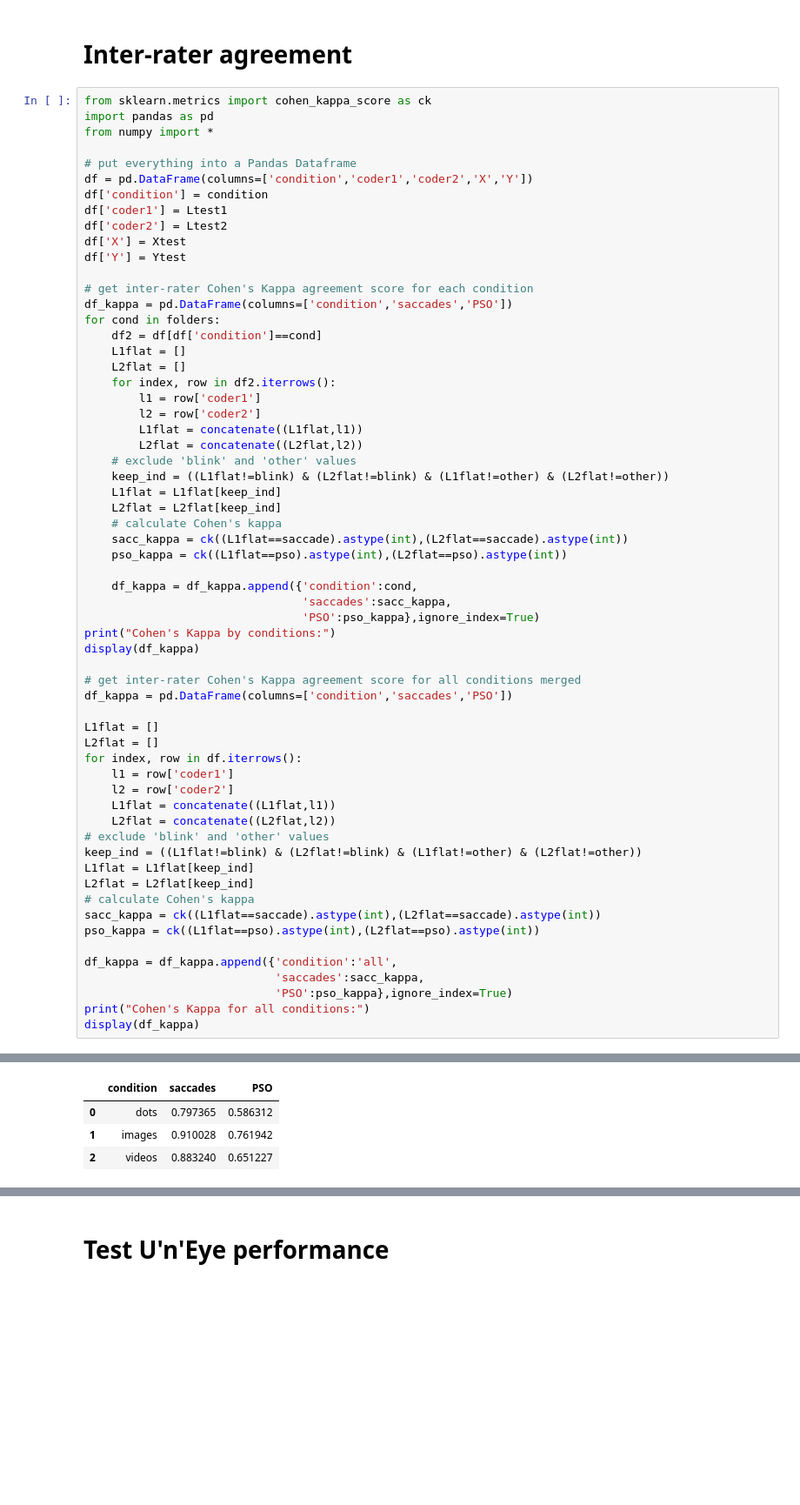
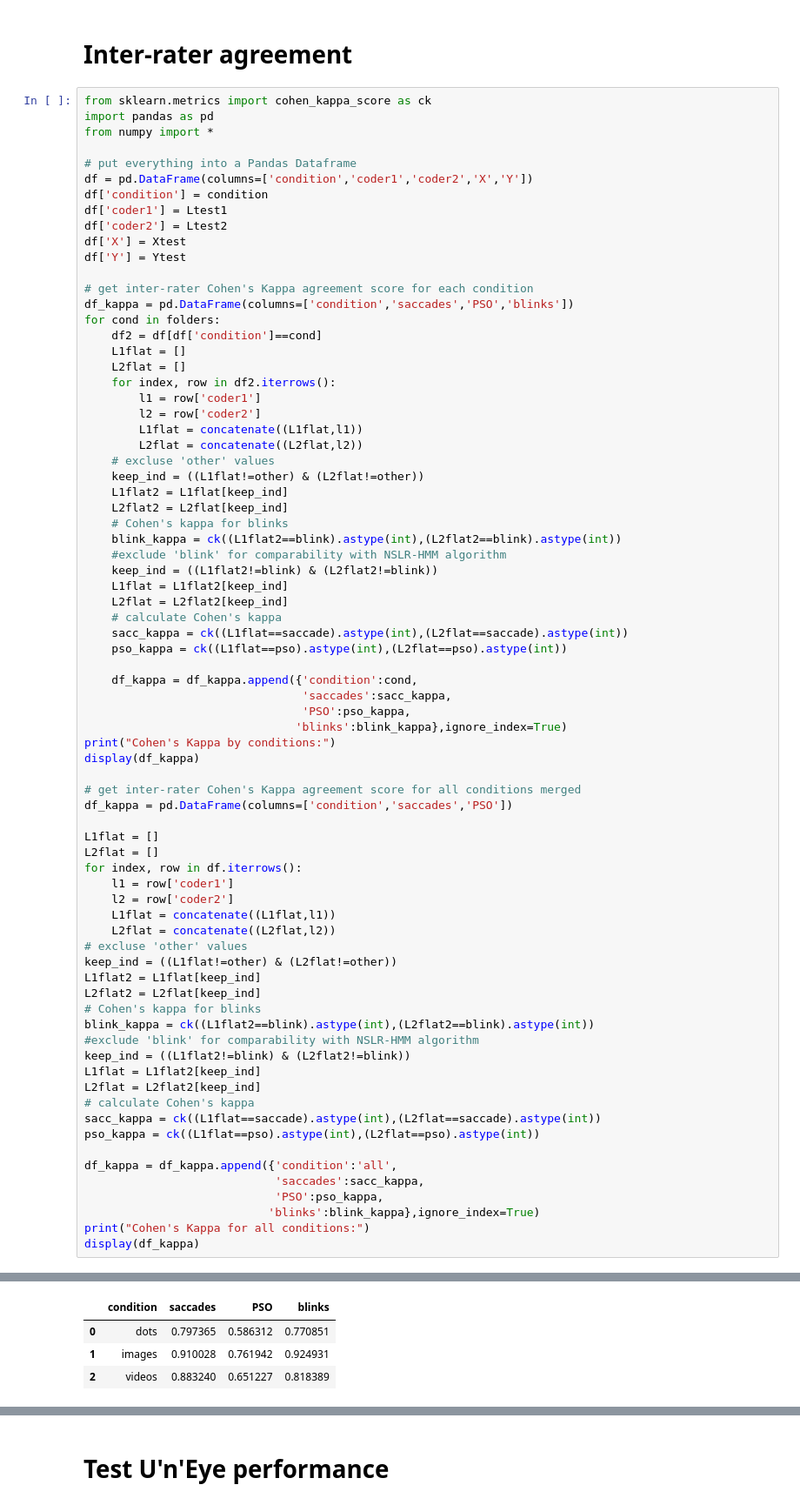
Before and after one commit to berenslab/uneye, a Jupyter notebook: analysis scripts/Andersson et al. 2017 .ipynb, the cells around one changed output, grey strips where cells are left out. Shown at 87% size. Cells and saved outputs as stored; diff of their text form; blank space fills up the shorter version.

```diff
--- a/analysis scripts/Andersson et al. 2017 .ipynb
+++ b/analysis scripts/Andersson et al. 2017 .ipynb
@@ -283,7 +283,7 @@ df['X'] = Xtest
 df['Y'] = Ytest
 
 # get inter-rater Cohen's Kappa agreement score for each condition
-df_kappa = pd.DataFrame(columns=['condition','saccades','PSO'])
+df_kappa = pd.DataFrame(columns=['condition','saccades','PSO','blinks'])
 for cond in folders:
     df2 = df[df['condition']==cond]
     L1flat = []
@@ -293,47 +293,61 @@ for cond in folders:
         l2 = row['coder2']
         L1flat = concatenate((L1flat,l1))
         L2flat = concatenate((L2flat,l2))
-    # exclude 'blink' and 'other' values
-    keep_ind = ((L1flat!=blink) & (L2flat!=blink) & (L1flat!=other) & (L2flat!=other))
-    L1flat = L1flat[keep_ind]
-    L2flat = L2flat[keep_ind]
+    # excluse 'other' values
+    keep_ind = ((L1flat!=other) & (L2flat!=other))
+    L1flat2 = L1flat[keep_ind]
+    L2flat2 = L2flat[keep_ind]
+    # Cohen's kappa for blinks
+    blink_kappa = ck((L1flat2==blink).astype(int),(L2flat2==blink).astype(int))
+    #exclude 'blink' for comparability with NSLR-HMM algorithm
+    keep_ind = ((L1flat2!=blink) & (L2flat2!=blink))
+    L1flat = L1flat2[keep_ind]
+    L2flat = L2flat2[keep_ind]
     # calculate Cohen's kappa
     sacc_kappa = ck((L1flat==saccade).astype(int),(L2flat==saccade).astype(int))
     pso_kappa = ck((L1flat==pso).astype(int),(L2flat==pso).astype(int))
 
     df_kappa = df_kappa.append({'condition':cond,
                                 'saccades':sacc_kappa,
-                                'PSO':pso_kappa},ignore_index=True)
+                                'PSO':pso_kappa,
+                               'blinks':blink_kappa},ignore_index=True)
 print("Cohen's Kappa by conditions:")
 display(df_kappa)
 
 # get inter-rater Cohen's Kappa agreement score for all conditions merged
 df_kappa = pd.DataFrame(columns=['condition','saccades','PSO'])
 
 L1flat = []
 L2flat = []
 for index, row in df.iterrows():
     l1 = row['coder1']
     l2 = row['coder2']
     L1flat = concatenate((L1flat,l1))
     L2flat = concatenate((L2flat,l2))
-# exclude 'blink' and 'other' values
-keep_ind = ((L1flat!=blink) & (L2flat!=blink) & (L1flat!=other) & (L2flat!=other))
-L1flat = L1flat[keep_ind]
-L2flat = L2flat[keep_ind]
+# excluse 'other' values
+keep_ind = ((L1flat!=other) & (L2flat!=other))
+L1flat2 = L1flat[keep_ind]
+L2flat2 = L2flat[keep_ind]
+# Cohen's kappa for blinks
+blink_kappa = ck((L1flat2==blink).astype(int),(L2flat2==blink).astype(int))
+#exclude 'blink' for comparability with NSLR-HMM algorithm
+keep_ind = ((L1flat2!=blink) & (L2flat2!=blink))
+L1flat = L1flat2[keep_ind]
+L2flat = L2flat2[keep_ind]
 # calculate Cohen's kappa
 sacc_kappa = ck((L1flat==saccade).astype(int),(L2flat==saccade).astype(int))
 pso_kappa = ck((L1flat==pso).astype(int),(L2flat==pso).astype(int))
 
 df_kappa = df_kappa.append({'condition':'all',
                             'saccades':sacc_kappa,
-                            'PSO':pso_kappa},ignore_index=True)
+                            'PSO':pso_kappa,
+                           'blinks':blink_kappa},ignore_index=True)
 print("Cohen's Kappa for all conditions:")
 display(df_kappa)
 # %% [output]
 Cohen's Kappa by conditions:
-|  | condition | saccades | PSO |
-| 0 | dots | 0.797365 | 0.586312 |
-| 1 | images | 0.910028 | 0.761942 |
-| 2 | videos | 0.883240 | 0.651227 |
+|  | condition | saccades | PSO | blinks |
+| 0 | dots | 0.797365 | 0.586312 | 0.770851 |
+| 1 | images | 0.910028 | 0.761942 | 0.924931 |
+| 2 | videos | 0.883240 | 0.651227 | 0.818389 |
 Cohen's Kappa for all conditions:
```
Also changed, not shown: parts of 3 cells of this notebook, 5 other files.
